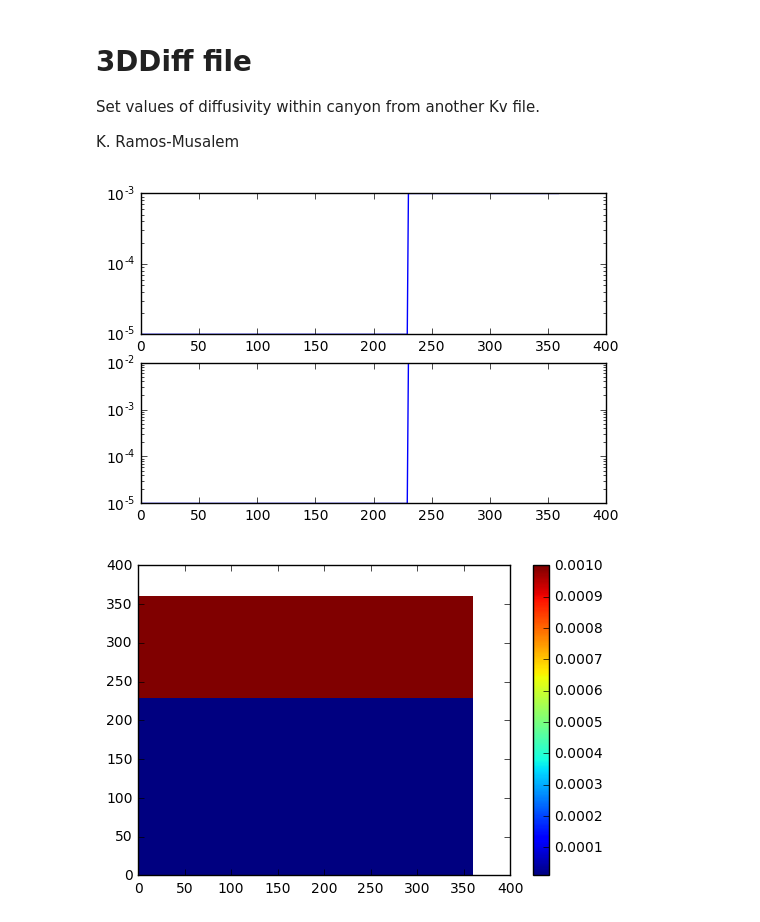
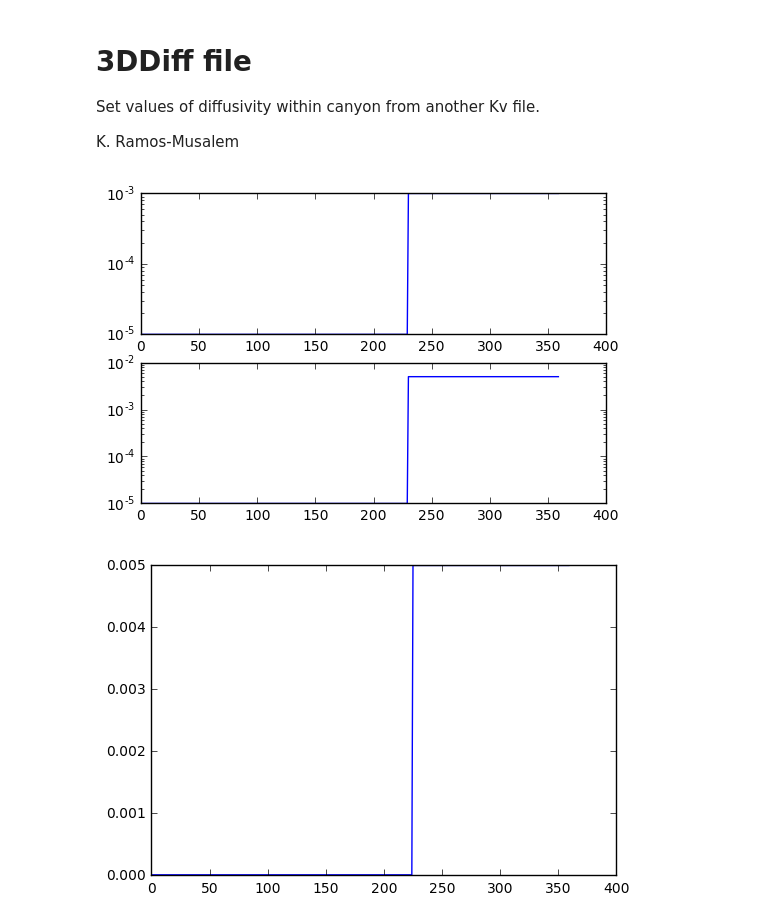
Before and after one commit to UBC-MOAD/buildcanyon, a Jupyter notebook: Stratification/GenerateDiffKrFile.ipynb, the cells around one changed output. Drawn from its saved outputs; the diff is of its cells as text; code cells hidden in the pictures.

```diff
--- a/Stratification/GenerateDiffKrFile.ipynb
+++ b/Stratification/GenerateDiffKrFile.ipynb
@@ -47,7 +47,7 @@ fileNAME = "%dx%dx%d/KrDiff1E_5_1E_3_%dzlev_%dx%d_Quad.bin" %(nx,ny,nz,nz,nx,ny)
 kv =np.fromfile(fileNAME, dt)
 kv_new = np.fromfile(fileNAME, dt)
 
-kv_new[kv_new == 1E-3] = 1E-2
+kv_new[kv_new == 1E-3] = 5E-3
 
 Kv=np.reshape(kv,(nz,ny,nx),order='C')
 np.shape(Kv)
@@ -64,29 +64,28 @@ p2 = ax[1].plot(Kv_new[29,:,180])
 ax[1].set_yscale('log')
 plt.show()
 # %% [output]
-[figure, old version]
+[figure, new version]
 # %%
 # Save binary file
-filename = "%dx%dx%d/KrDiff1E_5_1E_2_%dzlev_%dx%d_Quad.bin" %(nx,ny,nz,nz,nx,ny)
+filename = "%dx%dx%d/KrDiff1E_5_5E_3_%dzlev_%dx%d_Quad.bin" %(nx,ny,nz,nz,nx,ny)
 fileobj = open(filename,mode='wb')
 kv_new.astype(dt).tofile(fileobj,"")
 fileobj.close()
 # %%
 # Get Kv values from binary file
 dt = np.dtype('>f8')  # float 64 big endian
 
 kv_check = np.fromfile(filename, dt)
 
 
 Kv_check= np.reshape(kv_check,(nz,ny,nx),order='C')
 np.shape(Kv_check)
 
 
 fig,ax = plt.subplots(1,1)
 
-p1 = ax.pcolor(Kv[29,:,:])
-plt.colorbar(p1)
+p1 = ax.plot(Kv_check[30,:,180])
 
 plt.show()
 # %% [output]
-[figure, old version]
+[figure, new version]
```
Also changed, not shown: 3 other files.
